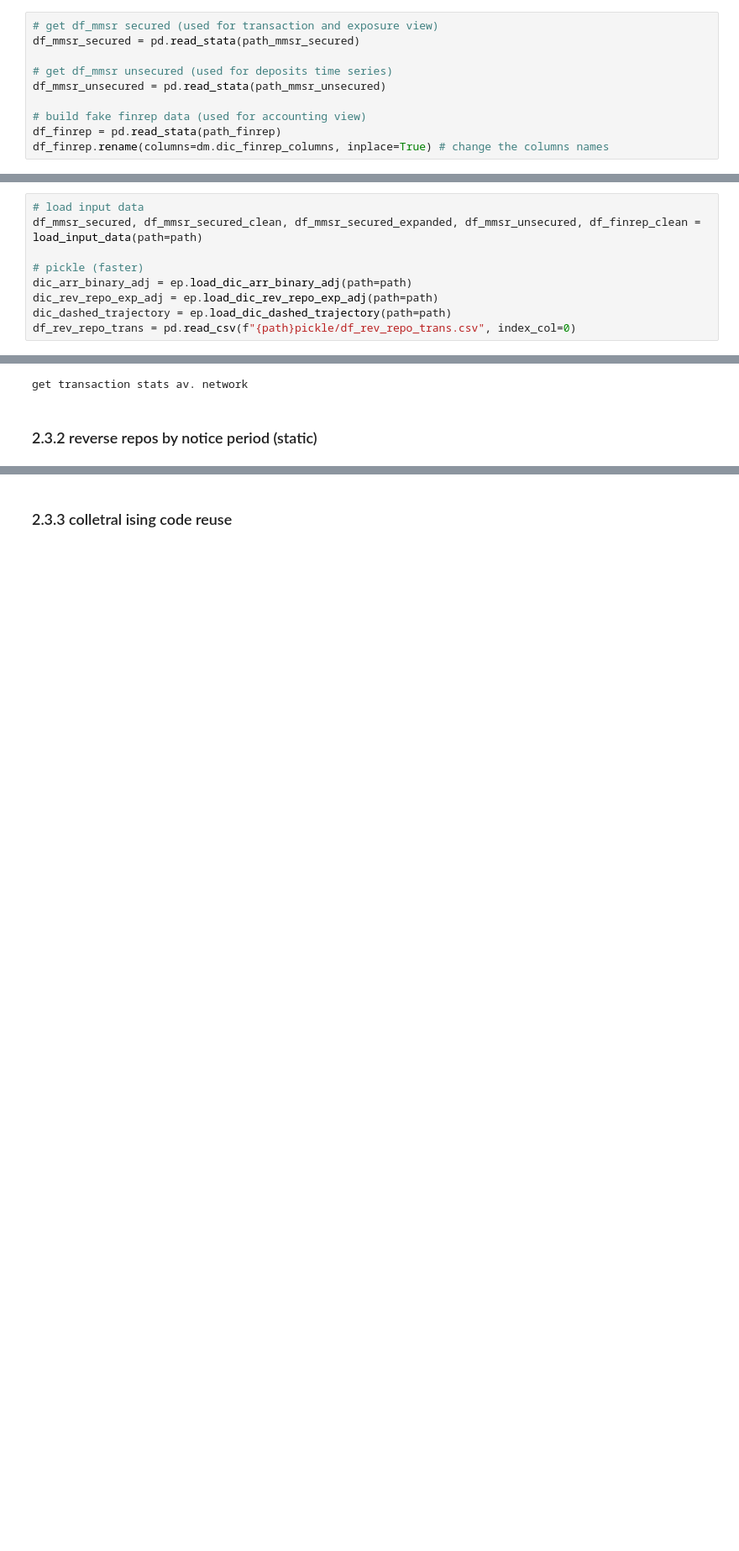
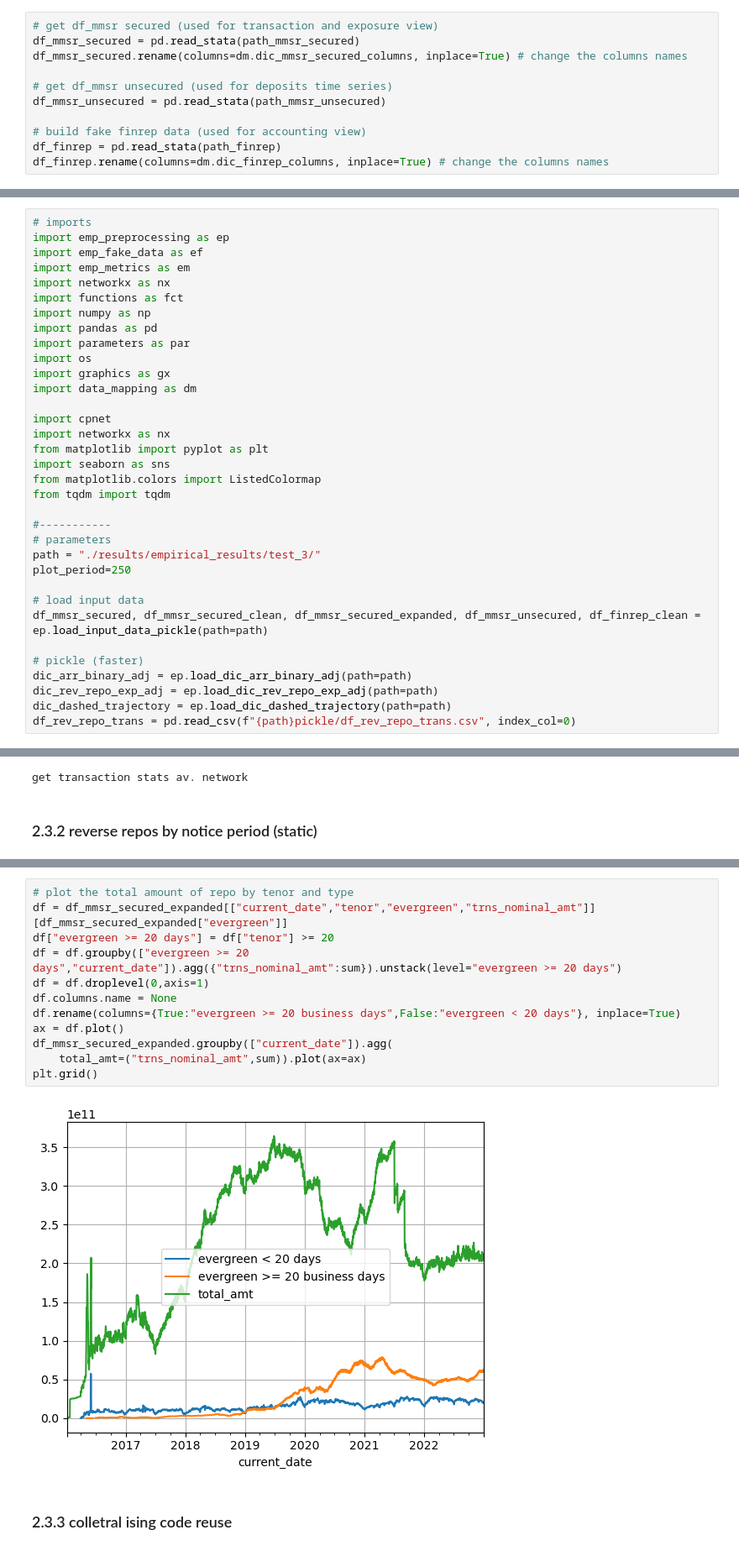
Before and after one commit to Victor-Le-Coz/secured_interbank_network_public, a Jupyter notebook: emp_analysis.ipynb, the cells around one changed output, grey strips where cells are left out. Shown: that part at 84% size. Cells and saved outputs as stored; diff of their text form; blank space fills up the shorter version.

```diff
--- a/emp_analysis.ipynb
+++ b/emp_analysis.ipynb
@@ -36,6 +43,7 @@ path_finrep = r'D:\FINREP_Small.dta'
 # %%
 # get df_mmsr secured (used for transaction and exposure view)
 df_mmsr_secured = pd.read_stata(path_mmsr_secured)
+df_mmsr_secured.rename(columns=dm.dic_mmsr_secured_columns, inplace=True) # change the columns names
 
 # get df_mmsr unsecured (used for deposits time series)
 df_mmsr_unsecured = pd.read_stata(path_mmsr_unsecured)
@@ -140,6 +102,31 @@ def load_input_data(path):
 # %%
+# imports
+import emp_preprocessing as ep
+import emp_fake_data as ef
+import emp_metrics as em
+import networkx as nx
+import functions as fct
+import numpy as np
+import pandas as pd
+import parameters as par
+import os
+import graphics as gx
+import data_mapping as dm
+
+import cpnet
+import networkx as nx
+from matplotlib import pyplot as plt
+import seaborn as sns
+from matplotlib.colors import ListedColormap
+from tqdm import tqdm
+
+#-----------
+# parameters
+path = "./results/empirical_results/test_3/"
+plot_period=250
+
 # load input data
-df_mmsr_secured, df_mmsr_secured_clean, df_mmsr_secured_expanded, df_mmsr_unsecured, df_finrep_clean = load_input_data(path=path)
+df_mmsr_secured, df_mmsr_secured_clean, df_mmsr_secured_expanded, df_mmsr_unsecured, df_finrep_clean = ep.load_input_data_pickle(path=path)
 
 # pickle (faster)
 dic_arr_binary_adj = ep.load_dic_arr_binary_adj(path=path)
@@ -388,2 +375,16 @@ gx.plot_notional_by_notice_period(df_mmsr_secured, path=f"{path}transaction_view
+# %%
+# plot the total amount of repo by tenor and type
+df = df_mmsr_secured_expanded[["current_date","tenor","evergreen","trns_nominal_amt"]][df_mmsr_secured_expanded["evergreen"]]
+df["evergreen >= 20 days"] = df["tenor"] >= 20
+df = df.groupby(["evergreen >= 20 days","current_date"]).agg({"trns_nominal_amt":sum}).unstack(level="evergreen >= 20 days")
+df = df.droplevel(0,axis=1)
+df.columns.name = None
+df.rename(columns={True:"evergreen >= 20 business days",False:"evergreen < 20 days"}, inplace=True)
+ax = df.plot()
+df_mmsr_secured_expanded.groupby(["current_date"]).agg(
+    total_amt=("trns_nominal_amt",sum)).plot(ax=ax)
+plt.grid()
+# %% [output]
+[figure, added]
 # %% [markdown]
 ### 2.3.3 colletral ising code reuse
```
Also changed, not shown: parts of 23 cells of this notebook, 6 other files.
